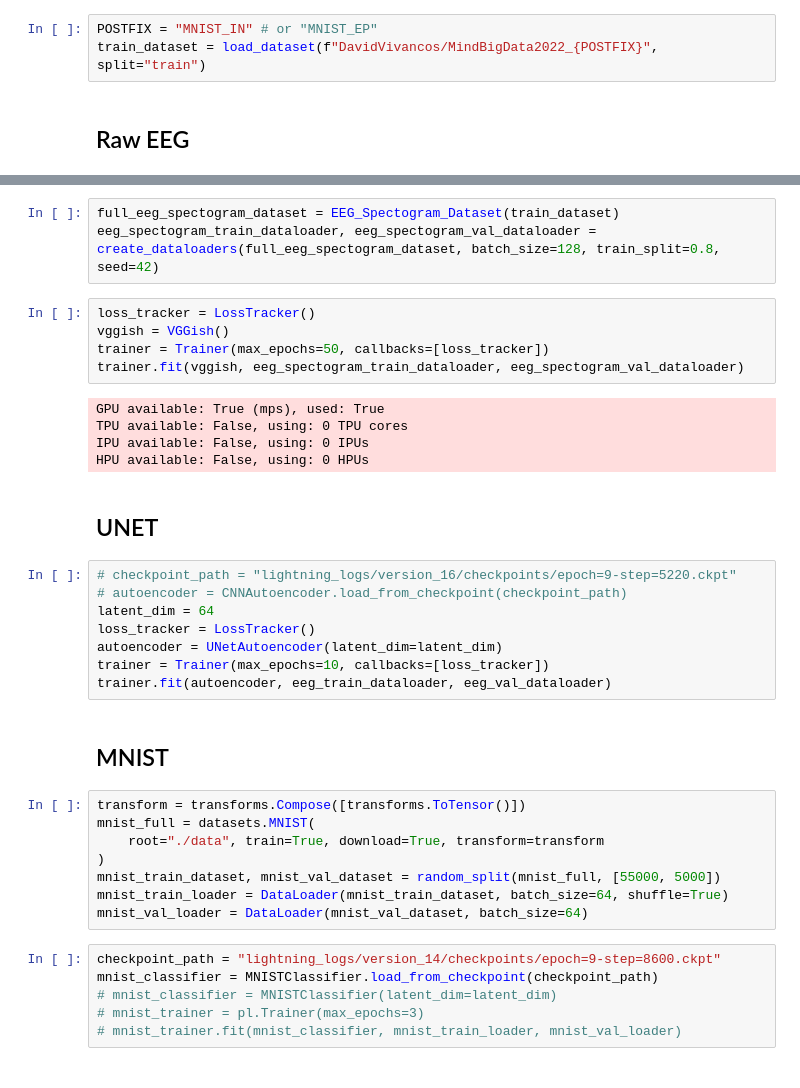
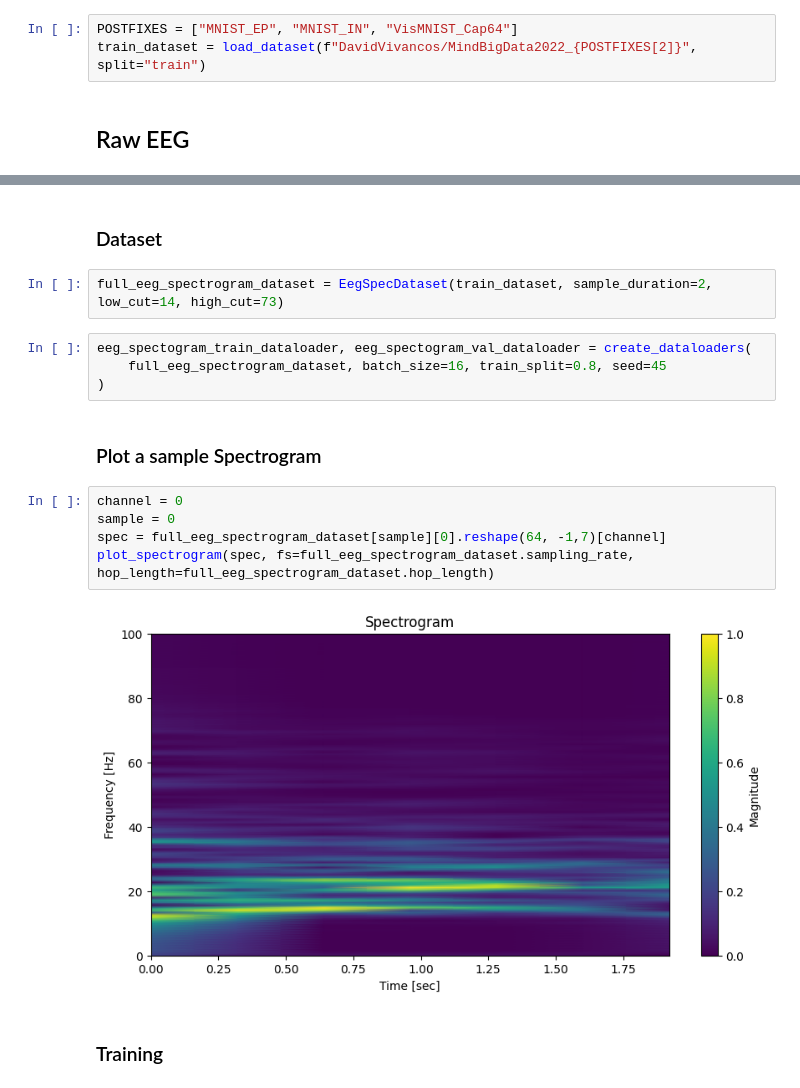
Before and after one commit to camilziane/eeg-mnist, a Jupyter notebook: src/main.ipynb, the cells around one changed output, grey strips where cells are left out. Cells and saved outputs as stored; diff of their text form.

```diff
--- a/src/main.ipynb
+++ b/src/main.ipynb
@@ -36,5 +18,5 @@ device(type='cpu')
 # %%
-POSTFIX = "MNIST_IN" # or "MNIST_EP"
-train_dataset = load_dataset(f"DavidVivancos/MindBigData2022_{POSTFIX}", split="train")
+POSTFIXES = ["MNIST_EP", "MNIST_IN", "VisMNIST_Cap64"]
+train_dataset = load_dataset(f"DavidVivancos/MindBigData2022_{POSTFIXES[2]}", split="train")
 # %% [markdown]
 ## Raw EEG
@@ -53,39 +47,19 @@ NameError: name 'logger' is not defined
+# %% [markdown]
+### Dataset
+# %%
+full_eeg_spectrogram_dataset = EegSpecDataset(train_dataset, sample_duration=2, low_cut=14, high_cut=73)
 # %%
-full_eeg_spectogram_dataset = EEG_Spectogram_Dataset(train_dataset)
-eeg_spectogram_train_dataloader, eeg_spectogram_val_dataloader = create_dataloaders(full_eeg_spectogram_dataset, batch_size=128, train_split=0.8, seed=42)
+eeg_spectogram_train_dataloader, eeg_spectogram_val_dataloader = create_dataloaders(
+    full_eeg_spectrogram_dataset, batch_size=16, train_split=0.8, seed=45
+)
-# %%
-loss_tracker = LossTracker()
-vggish = VGGish()
-trainer = Trainer(max_epochs=50, callbacks=[loss_tracker])
-trainer.fit(vggish, eeg_spectogram_train_dataloader, eeg_spectogram_val_dataloader)
-# %% [output]
-GPU available: True (mps), used: True
-TPU available: False, using: 0 TPU cores
-IPU available: False, using: 0 IPUs
-HPU available: False, using: 0 HPUs
+# %% [markdown]
+### Plot a sample Spectrogram
+# %%
+channel = 0
+sample = 0
+spec = full_eeg_spectrogram_dataset[sample][0].reshape(64, -1,7)[channel]
+plot_spectrogram(spec, fs=full_eeg_spectrogram_dataset.sampling_rate, hop_length=full_eeg_spectrogram_dataset.hop_length)
+# %% [output]
+[figure, added]
 # %% [markdown]
-## UNET
+### Training
-# %%
-# checkpoint_path = "lightning_logs/version_16/checkpoints/epoch=9-step=5220.ckpt"
-# autoencoder = CNNAutoencoder.load_from_checkpoint(checkpoint_path)
-latent_dim = 64
-loss_tracker = LossTracker()
-autoencoder = UNetAutoencoder(latent_dim=latent_dim)
-trainer = Trainer(max_epochs=10, callbacks=[loss_tracker])
-trainer.fit(autoencoder, eeg_train_dataloader, eeg_val_dataloader)
-# %% [markdown]
-## MNIST
-# %%
-transform = transforms.Compose([transforms.ToTensor()])
-mnist_full = datasets.MNIST(
-    root="./data", train=True, download=True, transform=transform
-)
-mnist_train_dataset, mnist_val_dataset = random_split(mnist_full, [55000, 5000])
-mnist_train_loader = DataLoader(mnist_train_dataset, batch_size=64, shuffle=True)
-mnist_val_loader = DataLoader(mnist_val_dataset, batch_size=64)
-# %%
-checkpoint_path = "lightning_logs/version_14/checkpoints/epoch=9-step=8600.ckpt"
-mnist_classifier = MNISTClassifier.load_from_checkpoint(checkpoint_path)
-# mnist_classifier = MNISTClassifier(latent_dim=latent_dim)
-# mnist_trainer = pl.Trainer(max_epochs=3)
-# mnist_trainer.fit(mnist_classifier, mnist_train_loader, mnist_val_loader)
```
Also changed, not shown: parts of 20 cells of this notebook, 15 other files.
